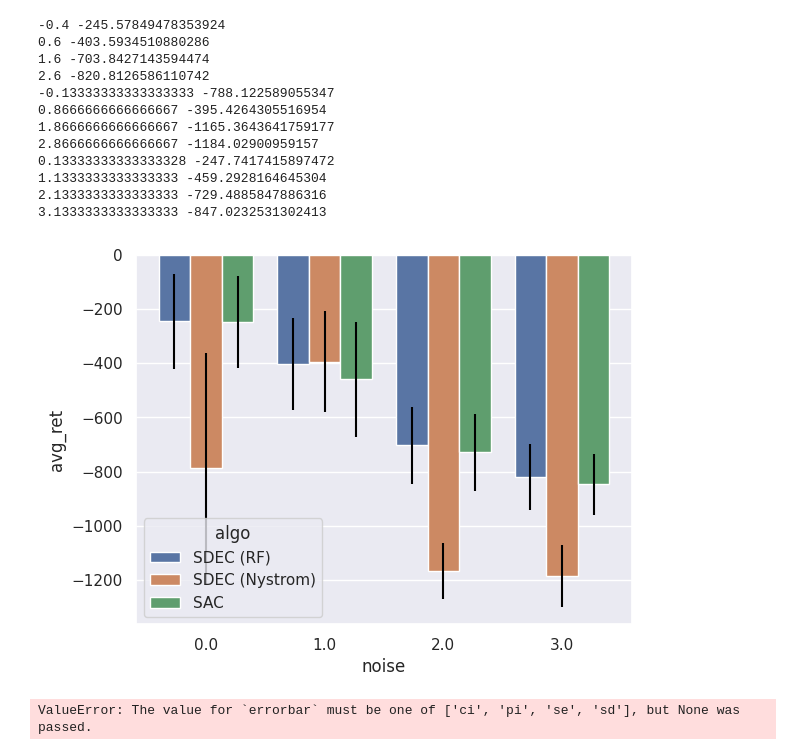
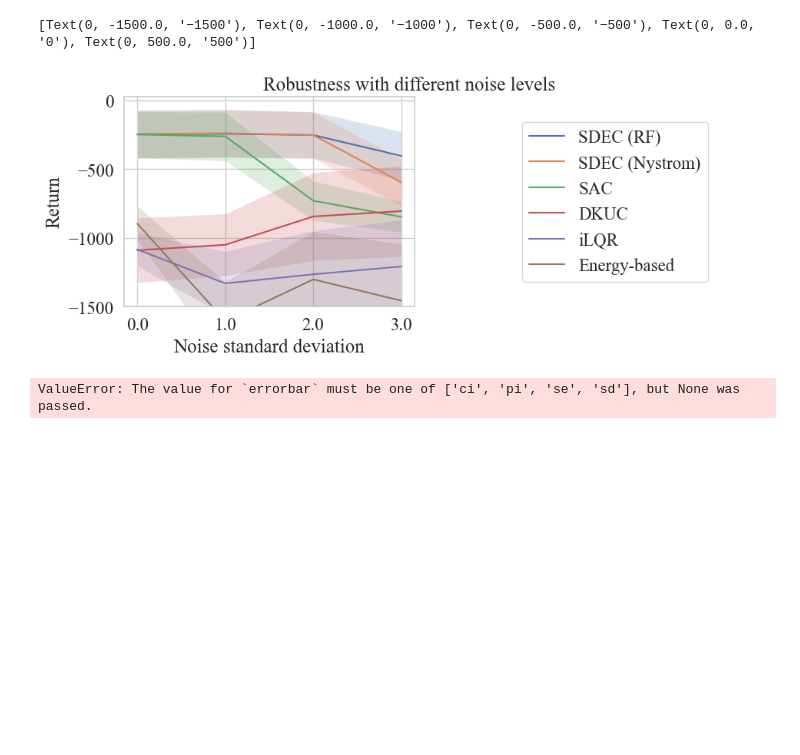
Before and after one commit to mahaitongdae/lvrep-rl-cloned, a Jupyter notebook: utils/robustness_eval.ipynb, the cells around one changed output. Saved outputs shown, nothing was run; the diff lists cells and outputs as text; code cells hidden in the pictures; blank space fills up the shorter version.

Commit message:
finalize robustness_eval.ipynb

```diff
--- a/utils/robustness_eval.ipynb
+++ b/utils/robustness_eval.ipynb
@@ -26,6 +26,17 @@ for env in sorted(os.listdir(path)):
            dfs.append(sliced_df)
 
 total_df = pd.concat(dfs, ignore_index=True)
+
+nonlinear_control_df = {
+    'avg_ret': [-1090, -1050, -844, -805, -1084, -1331,-1265, -1208, -896, -1604, -1302, -1457,],
+    'std_ret': [236, 225, 320, 331, 124, 235, 321, 342, 128, 288, 352, 416],
+    'step': [80000, 80000, 80000, 80000, 80000, 80000, 80000, 80000, 80000, 80000, 80000, 80000, ],
+    'algo': ['DKUC', 'DKUC', 'DKUC', 'DKUC', 'iLQR', 'iLQR', 'iLQR', 'iLQR', 'Energy-based', 'Energy-based', 'Energy-based', 'Energy-based', ],
+    'noise': ['0.0', '1.0', '2.0', '3.0', '0.0', '1.0', '2.0', '3.0', '0.0', '1.0', '2.0', '3.0', ],
+
+}
+nonlinear_control_df = pd.DataFrame.from_dict(nonlinear_control_df)
+total_df = pd.concat([total_df, nonlinear_control_df], ignore_index=True)
 print(total_df)
 # %% [output]
      step      avg_ret     std_ret noise            algo
@@ -70,27 +76,41 @@ nonlinear_control_df = {
 # %%
-hue_order = ['SDEC (RF)', 'SDEC (Nystrom)', 'SAC']
-ax = sns.barplot(x='noise', y='avg_ret', hue='algo', data=total_df, hue_order=hue_order)
-for i, bar in enumerate(ax.patches):
+# sns.set_style('white')
+sns.set(font_scale=1.5, style='whitegrid')
+fig, (ax1, ax2) = plt.subplots(1, 2, figsize=(10, 4))
+plt.rcParams['font.family'] = 'Times New Roman'
+hue_order = ['SDEC (RF)', 'SDEC (Nystrom)', 'SAC', 'DKUC', 'iLQR', 'Energy-based']
+# ax = sns.barplot(x='noise', y='avg_ret', hue='algo', data=total_df, hue_order=hue_order)
+#
+
+sns.lineplot(x='noise', y='avg_ret', hue='algo', data=total_df, hue_order=hue_order, ax=ax1)
+# total_df = total_df.map(lambda x: 'Algorithm' if x == 'algo' else x)
+
+for i, alg in enumerate(hue_order):
     if i < 12:
-        alg_index = i // 4
-        alg = hue_order[alg_index]
-        print(bar.get_x(), bar.get_height())
-        ax.errorbar(bar.get_x() + bar.get_width() / 2, bar.get_height(), total_df[total_df['algo'] == alg]['std_ret'].iloc[i % 4],
-                    color='black')
+        # alg = hue_order[alg_index]
+        # print(bar.get_x(), bar.get_height())
+        # ax.errorbar(bar.get_x() + bar.get_width() / 2, bar.get_height(), total_df[total_df['algo'] == alg]['std_ret'].iloc[i % 4],
+        #             color='black')
+        avg = total_df[total_df['algo'] == alg]['avg_ret']
+        std = total_df[total_df['algo'] == alg]['std_ret']
+        ax1.fill_between(np.arange(4) , avg-std, avg + std, alpha=0.2)
+ax1.set_ylabel('Return', fontname="Times New Roman")
+ax1.set_ylim([-1500, ax1.get_ylim()[1]])
+ax1.set_xlabel('Noise standard deviation', fontname="Times New Roman")
+ax1.set_xticklabels(ax1.get_xticklabels(), fontname="Times New Roman")
+print(ax1.get_yticklabels())
+ax1.set_yticklabels(ax1.get_yticklabels(), fontname="Times New Roman")
+plt.tight_layout()
+h, l = ax1.get_legend_handles_labels()
+ax2.legend(h, l, loc='center')
+ax2.axis('off')
+ax1.get_legend().remove()
+plt.suptitle('Robustness with different noise levels', fontsize=18)
+
+fig.savefig('/home/haitong/PycharmProjects/lvrep-rl-cloned/utils/robustness_eval.pdf')
 # %% [output]
--0.4 -245.57849478353924
-0.6 -403.5934510880286
-1.6 -703.8427143594474
-2.6 -820.8126586110742
--0.13333333333333333 -788.122589055347
-0.8666666666666667 -395.4264305516954
-1.8666666666666667 -1165.3643641759177
-2.8666666666666667 -1184.02900959157
-0.13333333333333328 -247.7417415897472
-1.1333333333333333 -459.2928164645304
-2.1333333333333333 -729.4885847886316
-3.1333333333333333 -847.0232531302413
+[Text(0, -1500.0, '−1500'), Text(0, -1000.0, '−1000'), Text(0, -500.0, '−500'), Text(0, 0.0, '0'), Text(0, 500.0, '500')]
-[figure, old version]
+[figure, new version]
 # %%
 import seaborn as sns
 import matplotlib.pyplot as plt
```
Also changed, not shown: parts of 3 cells of this notebook.
